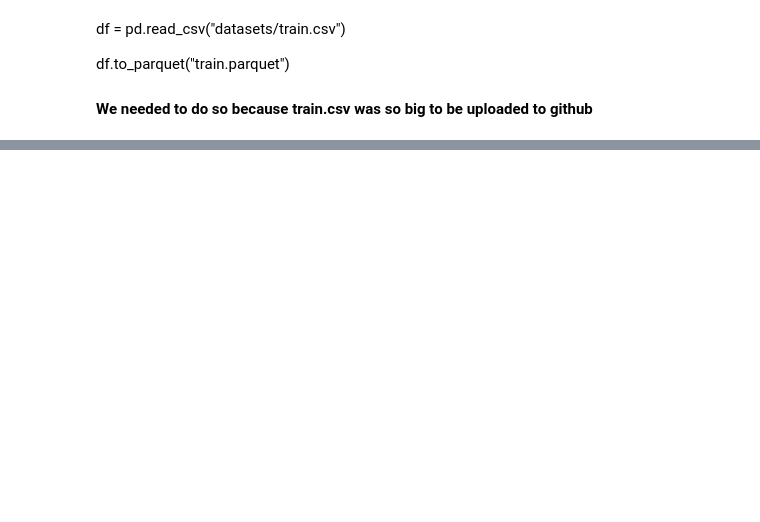
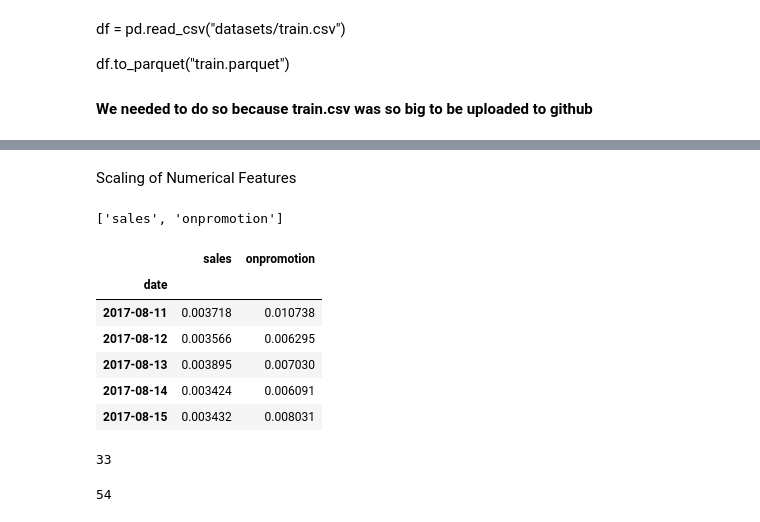
Before and after one commit to Anas20001/Store-Sales-Time-Series-Forecasting, a Jupyter notebook: Store Sales-Time Series Forecasting.ipynb, the cells around one changed output, grey strips where cells are left out. Saved outputs shown, nothing was run; the diff lists cells and outputs as text; code cells hidden in the pictures; blank space fills up the shorter version.

```diff
--- a/Store Sales-Time Series Forecasting.ipynb
+++ b/Store Sales-Time Series Forecasting.ipynb
@@ -27,0 +100,13 @@ df.to_parquet("train.parquet")
+# %%
+df['date'] = pd.to_datetime(df['date'])
+# %% [markdown]
+Scaling of Numerical Features
+# %%
+cols = list(df[['sales', 'onpromotion']].columns)
+cols
+# %% [output]
+['sales', 'onpromotion']
+# %%
+scaler = MinMaxScaler(feature_range=(0,1))
+
+df[cols] = scaler.fit_transform(df[cols])
@@ -27,0 +115,19 @@ df.to_parquet("train.parquet")
+# %%
+train_data = df.groupby(['date']).agg({'sales':'mean', 'onpromotion':'mean'})
+train_data.tail()
+# %% [output]
+|  | sales | onpromotion |
+| date |  |  |
+| 2017-08-11 | 0.003718 | 0.010738 |
+| 2017-08-12 | 0.003566 | 0.006295 |
+| 2017-08-13 | 0.003895 | 0.007030 |
+| 2017-08-14 | 0.003424 | 0.006091 |
+| 2017-08-15 | 0.003432 | 0.008031 |
+# %%
+df.family.nunique()
+# %% [output]
+33
+# %%
+df.store_nbr.nunique()
+# %% [output]
+54
```
Also changed, not shown: parts of 17 cells of this notebook.
